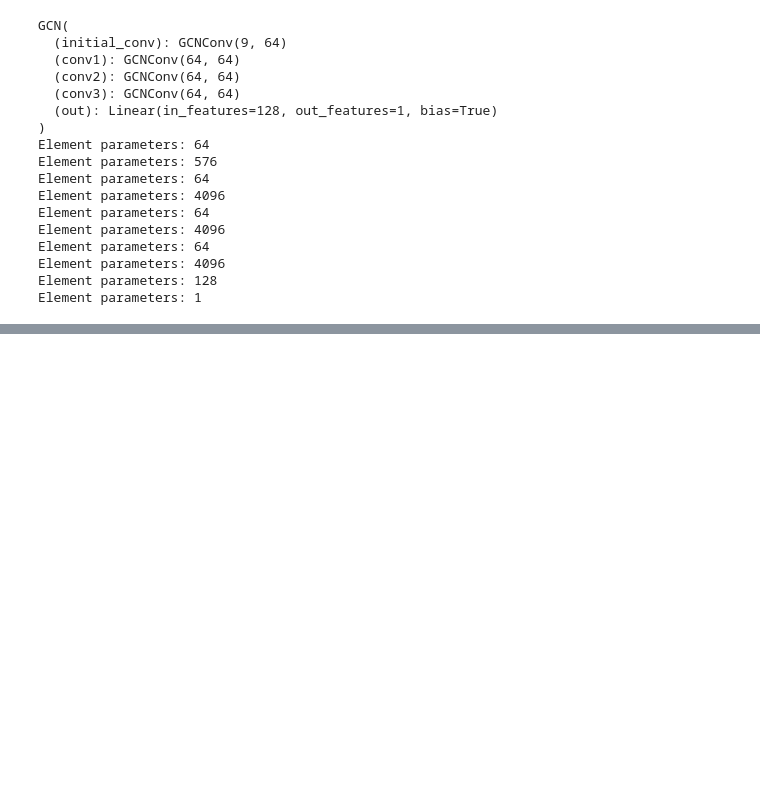
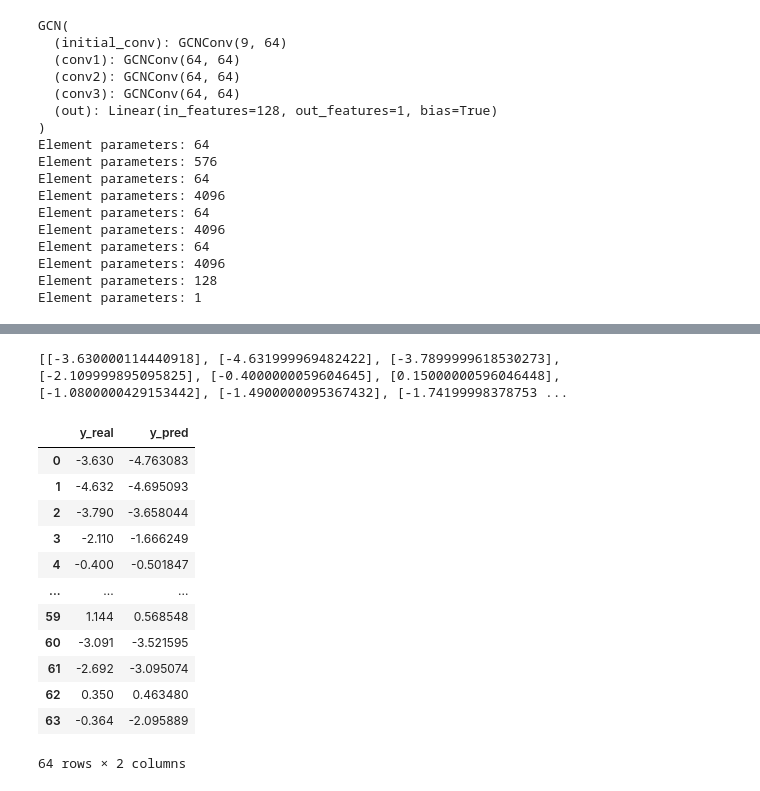
Before and after one commit to xiang1103/DL_ML_Implementations, a Jupyter notebook: geometric deep learning/GNN.ipynb, the cells around one changed output, grey strips where cells are left out. Cells and saved outputs as stored; diff of their text form; code cells hidden in the pictures; blank space fills up the shorter version.

```diff
--- a/geometric deep learning/GNN.ipynb
+++ b/geometric deep learning/GNN.ipynb
@@ -195,0 +256,27 @@ Element parameters: 1
+# %%
+import pandas as pd
+# show the prediction values of one test batch
+test_batch = next(iter(test_loader))
+with torch.no_grad():
+    pred, embed= model(test_batch.x.float(), test_batch.edge_index, test_batch.batch)
+    df= pd.DataFrame()
+    df["y_real"]= test_batch.y.tolist()     # convert into a row vector collection
+    df["y_pred"] = pred.tolist()
+df["y_real"]= df["y_real"].apply(lambda row:row[0])
+df["y_pred"]= df["y_pred"].apply(lambda row:row[0]) # make them into column vectors
+df
+# %% [output]
+[[-3.630000114440918], [-4.631999969482422], [-3.7899999618530273], [-2.109999895095825], [-0.4000000059604645], [0.15000000596046448], [-1.0800000429153442], [-1.4900000095367432], [-1.74199998378753 ...
+|  | y_real | y_pred |
+| 0 | -3.630 | -4.763083 |
+| 1 | -4.632 | -4.695093 |
+| 2 | -3.790 | -3.658044 |
+| 3 | -2.110 | -1.666249 |
+| 4 | -0.400 | -0.501847 |
+| ... | ... | ... |
+| 59 | 1.144 | 0.568548 |
+| 60 | -3.091 | -3.521595 |
+| 61 | -2.692 | -3.095074 |
+| 62 | 0.350 | 0.463480 |
+| 63 | -0.364 | -2.095889 |
+64 rows × 2 columns
```
Also changed, not shown: parts of 4 cells of this notebook.
